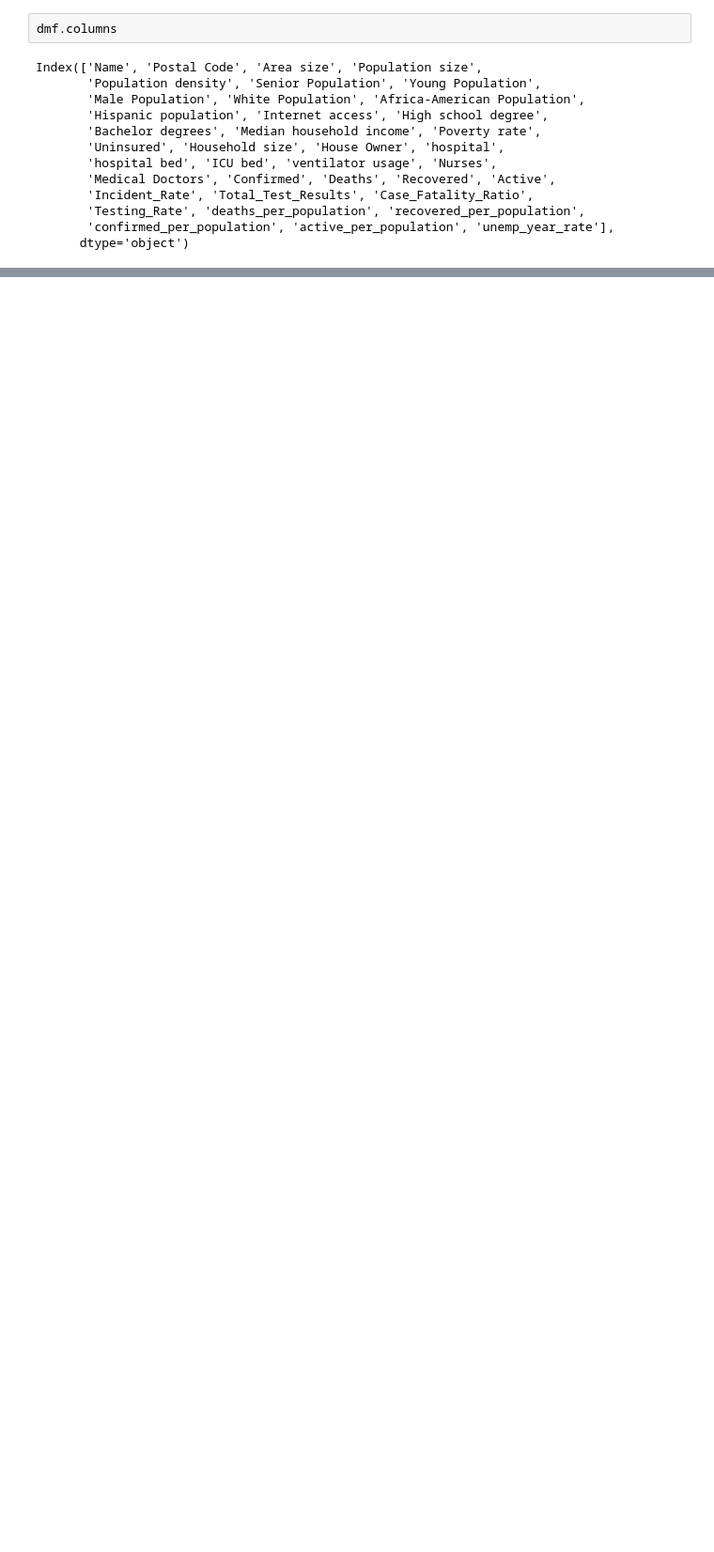
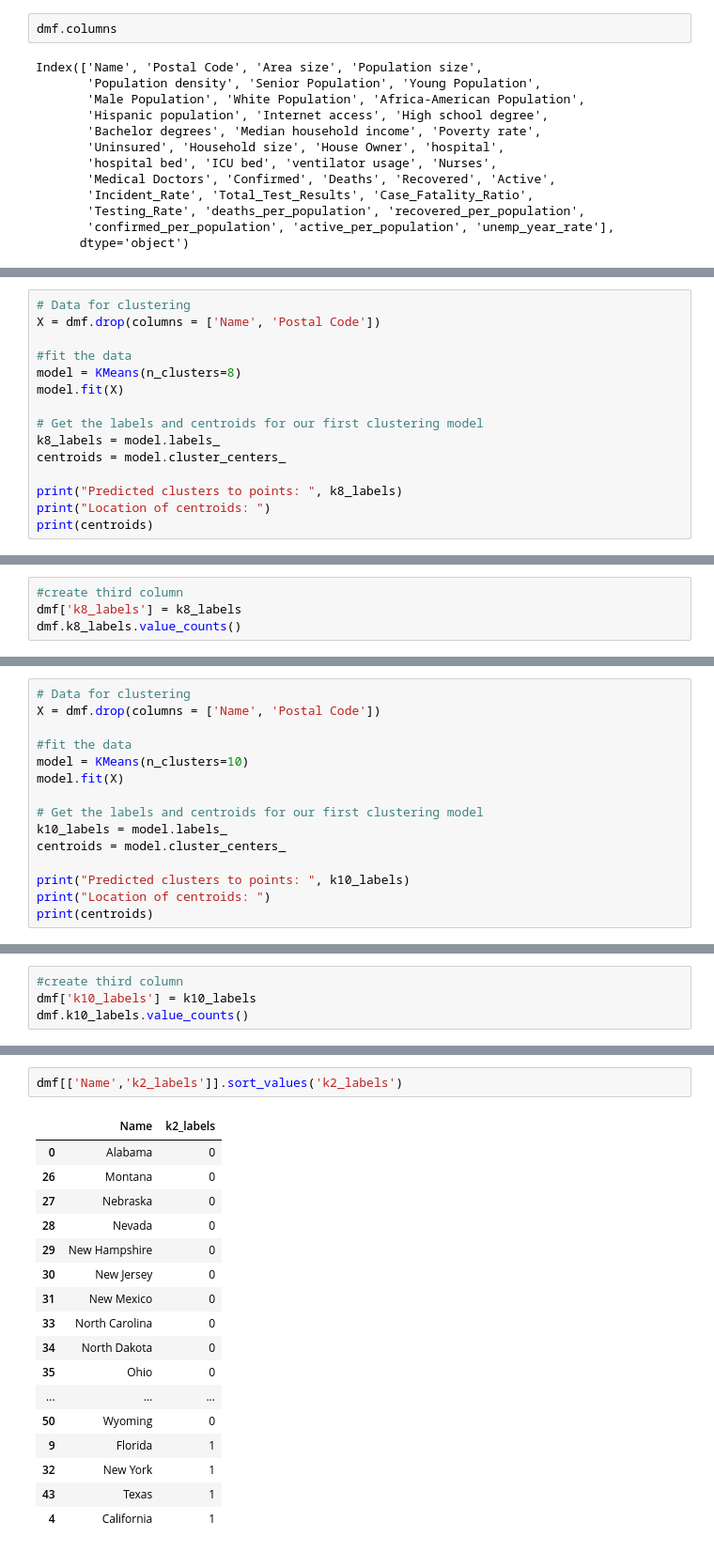
Before and after one commit to mrhartnett10/Covid19-Clustering-Demographic-Analysis-Group-Project, a Jupyter notebook: modeling_evaluation.ipynb, the cells around one changed output, grey strips where cells are left out. Shown: that part at 94% size. Cells and saved outputs as stored; diff of their text form; blank space fills up the shorter version.

Commit message:
yunus commit modeling

```diff
--- a/modeling_evaluation.ipynb
+++ b/modeling_evaluation.ipynb
@@ -286,0 +245,15 @@ silhouette_score(X, labels)
+# %%
+# Data for clustering
+X = dmf.drop(columns = ['Name', 'Postal Code'])
+
+#fit the data
+model = KMeans(n_clusters=8)
+model.fit(X)
+
+# Get the labels and centroids for our first clustering model
+k8_labels = model.labels_
+centroids = model.cluster_centers_
+
+print("Predicted clusters to points: ", k8_labels)
+print("Location of centroids: ")
+print(centroids)
@@ -286,0 +278,4 @@ silhouette_score(X, labels)
+# %%
+#create third column
+dmf['k8_labels'] = k8_labels
+dmf.k8_labels.value_counts()
@@ -286,0 +299,15 @@ silhouette_score(X, labels)
+# %%
+# Data for clustering
+X = dmf.drop(columns = ['Name', 'Postal Code'])
+
+#fit the data
+model = KMeans(n_clusters=10)
+model.fit(X)
+
+# Get the labels and centroids for our first clustering model
+k10_labels = model.labels_
+centroids = model.cluster_centers_
+
+print("Predicted clusters to points: ", k10_labels)
+print("Location of centroids: ")
+print(centroids)
@@ -286,0 +332,4 @@ silhouette_score(X, labels)
+# %%
+#create third column
+dmf['k10_labels'] = k10_labels
+dmf.k10_labels.value_counts()
@@ -286,0 +355,20 @@ silhouette_score(X, labels)
+# %%
+dmf[['Name','k2_labels']].sort_values('k2_labels')
+# %% [output]
+|  | Name | k2_labels |
+| 0 | Alabama | 0 |
+| 26 | Montana | 0 |
+| 27 | Nebraska | 0 |
+| 28 | Nevada | 0 |
+| 29 | New Hampshire | 0 |
+| 30 | New Jersey | 0 |
+| 31 | New Mexico | 0 |
+| 33 | North Carolina | 0 |
+| 34 | North Dakota | 0 |
+| 35 | Ohio | 0 |
+| ... | ... | ... |
+| 50 | Wyoming | 0 |
+| 9 | Florida | 1 |
+| 32 | New York | 1 |
+| 43 | Texas | 1 |
+| 4 | California | 1 |
```
Also changed, not shown: parts of 46 cells of this notebook, 1 other file.
